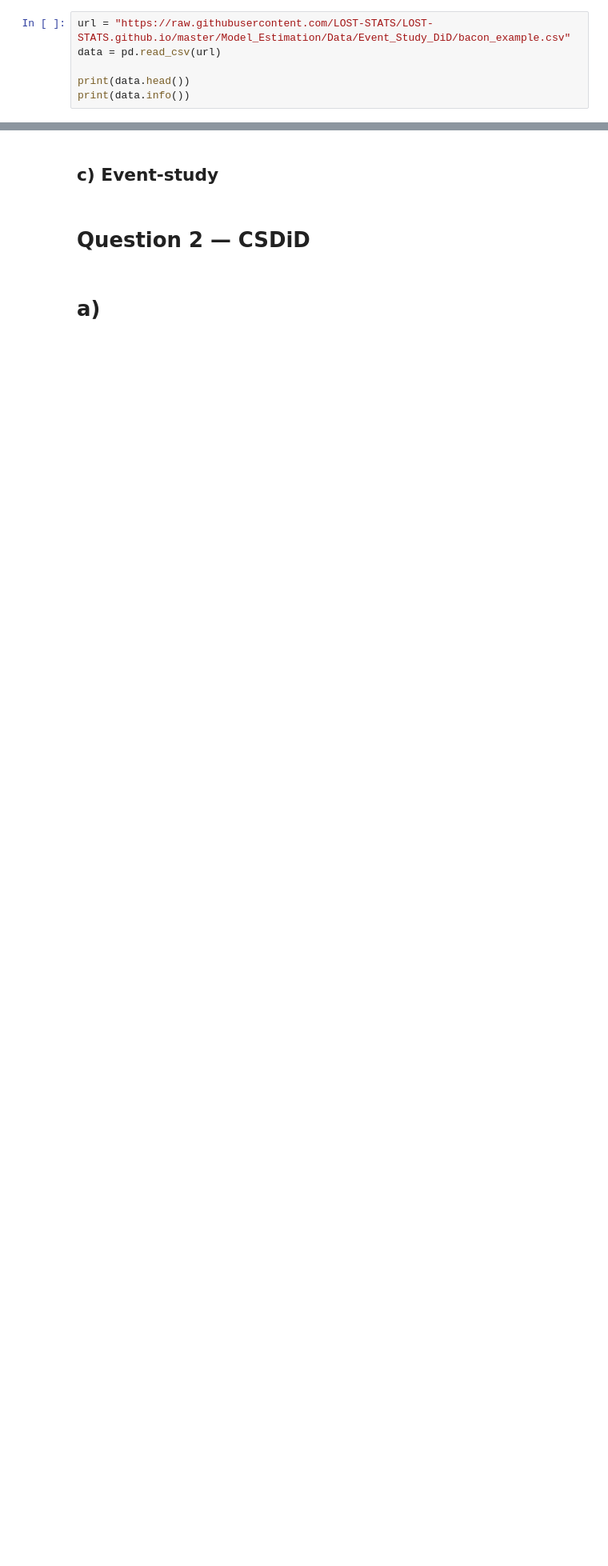
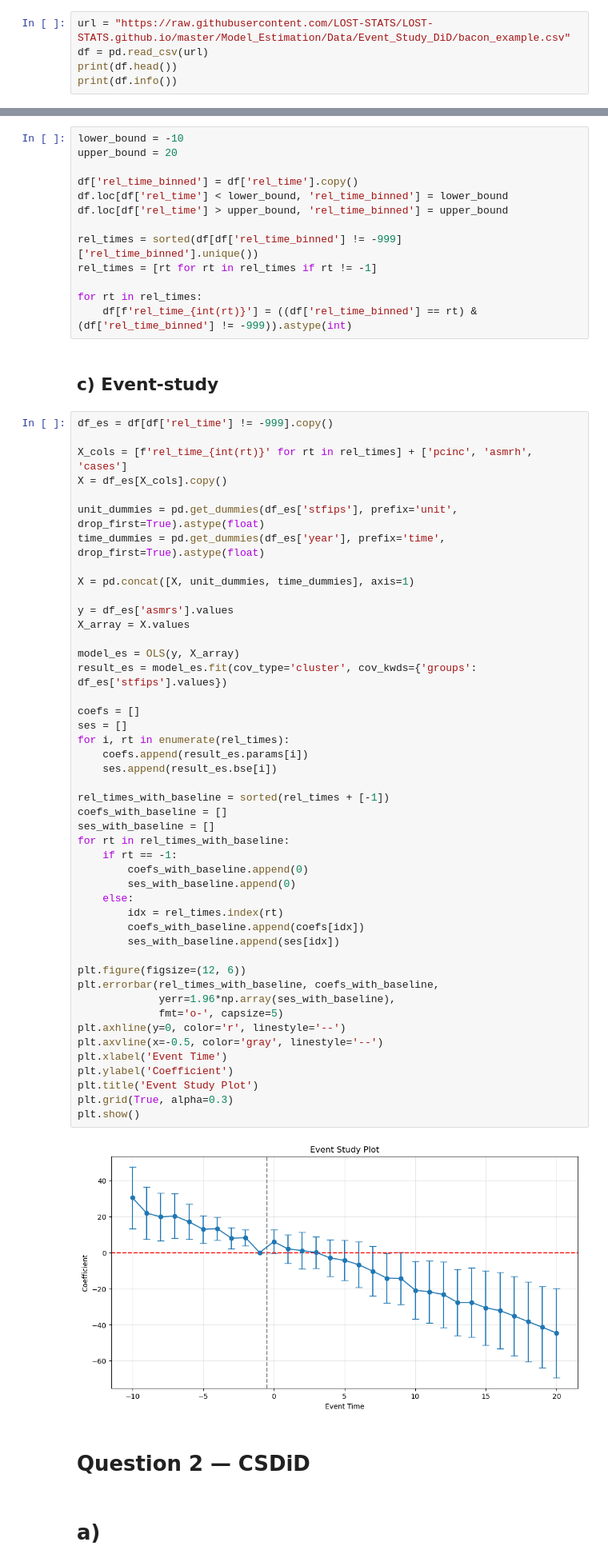
Before and after one commit to gsaco/CSDiD, a Jupyter notebook: Python/Scripts/Assignment6_py.ipynb, the cells around one changed output, grey strips where cells are left out. Shown: that part at 80% size. Drawn from its saved outputs; the diff is of its cells as text; blank space fills up the shorter version.

```diff
--- a/Python/Scripts/Assignment6_py.ipynb
+++ b/Python/Scripts/Assignment6_py.ipynb
@@ -12,10 +12,9 @@ import statsmodels.api as sm
 ## a) TWFE
 # %%
 url = "https://raw.githubusercontent.com/LOST-STATS/LOST-STATS.github.io/master/Model_Estimation/Data/Event_Study_DiD/bacon_example.csv"
-data = pd.read_csv(url)
-
-print(data.head())
-print(data.info())
+df = pd.read_csv(url)
+print(df.head())
+print(df.info())
 # %% [output]
    stfips  year    _nfd  post      asmrs         pcinc     asmrh     cases  \
 0       1  1964  1971.0     0  35.639885  12406.178537  5.007341  0.012312
@@ -69,5 +89,66 @@ Included effects: Entity, Time
+# %%
+lower_bound = -10
+upper_bound = 20
+
+df['rel_time_binned'] = df['rel_time'].copy()
+df.loc[df['rel_time'] < lower_bound, 'rel_time_binned'] = lower_bound
+df.loc[df['rel_time'] > upper_bound, 'rel_time_binned'] = upper_bound
+
+rel_times = sorted(df[df['rel_time_binned'] != -999]['rel_time_binned'].unique())
+rel_times = [rt for rt in rel_times if rt != -1]
+
+for rt in rel_times:
+    df[f'rel_time_{int(rt)}'] = ((df['rel_time_binned'] == rt) & (df['rel_time_binned'] != -999)).astype(int)
 # %% [markdown]
 ## c) Event-study
+# %%
+df_es = df[df['rel_time'] != -999].copy()
+
+X_cols = [f'rel_time_{int(rt)}' for rt in rel_times] + ['pcinc', 'asmrh', 'cases']
+X = df_es[X_cols].copy()
+
+unit_dummies = pd.get_dummies(df_es['stfips'], prefix='unit', drop_first=True).astype(float)
+time_dummies = pd.get_dummies(df_es['year'], prefix='time', drop_first=True).astype(float)
+
+X = pd.concat([X, unit_dummies, time_dummies], axis=1)
+
+y = df_es['asmrs'].values
+X_array = X.values
+
+model_es = OLS(y, X_array)
+result_es = model_es.fit(cov_type='cluster', cov_kwds={'groups': df_es['stfips'].values})
+
+coefs = []
+ses = []
+for i, rt in enumerate(rel_times):
+    coefs.append(result_es.params[i])
+    ses.append(result_es.bse[i])
+
+rel_times_with_baseline = sorted(rel_times + [-1])
+coefs_with_baseline = []
+ses_with_baseline = []
+for rt in rel_times_with_baseline:
+    if rt == -1:
+        coefs_with_baseline.append(0)
+        ses_with_baseline.append(0)
+    else:
+        idx = rel_times.index(rt)
+        coefs_with_baseline.append(coefs[idx])
+        ses_with_baseline.append(ses[idx])
+
+plt.figure(figsize=(12, 6))
+plt.errorbar(rel_times_with_baseline, coefs_with_baseline,
+             yerr=1.96*np.array(ses_with_baseline),
+             fmt='o-', capsize=5)
+plt.axhline(y=0, color='r', linestyle='--')
+plt.axvline(x=-0.5, color='gray', linestyle='--')
+plt.xlabel('Event Time')
+plt.ylabel('Coefficient')
+plt.title('Event Study Plot')
+plt.grid(True, alpha=0.3)
+plt.show()
+# %% [output]
+[figure, added]
 # %% [markdown]
 # Question 2 — CSDiD
 # %% [markdown]
```
Also changed, not shown: parts of 7 cells of this notebook, 1 other file.
